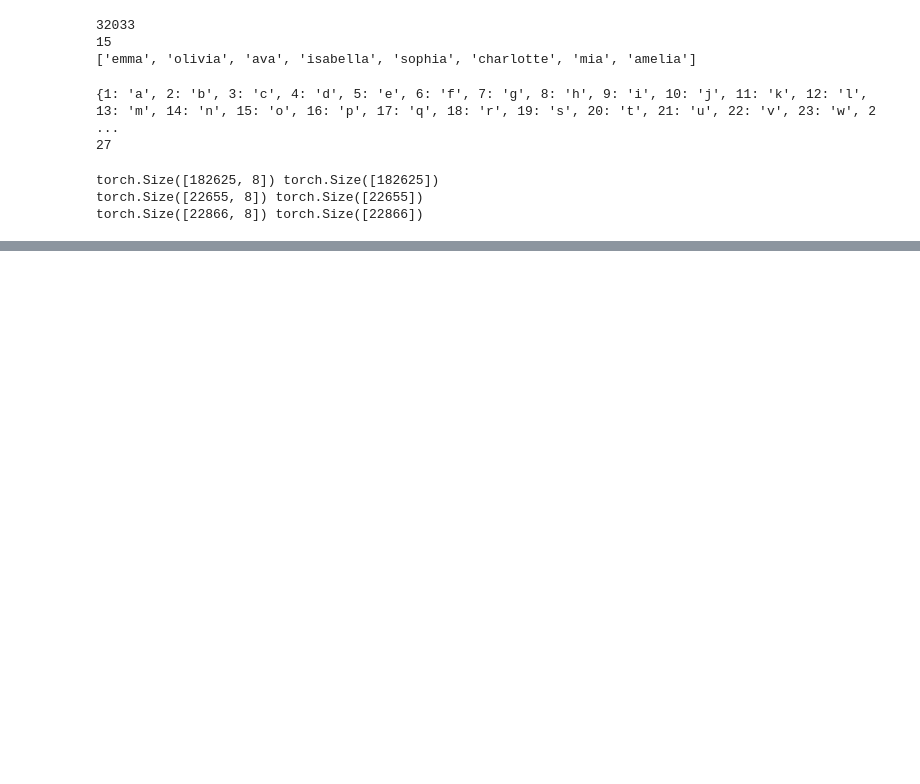
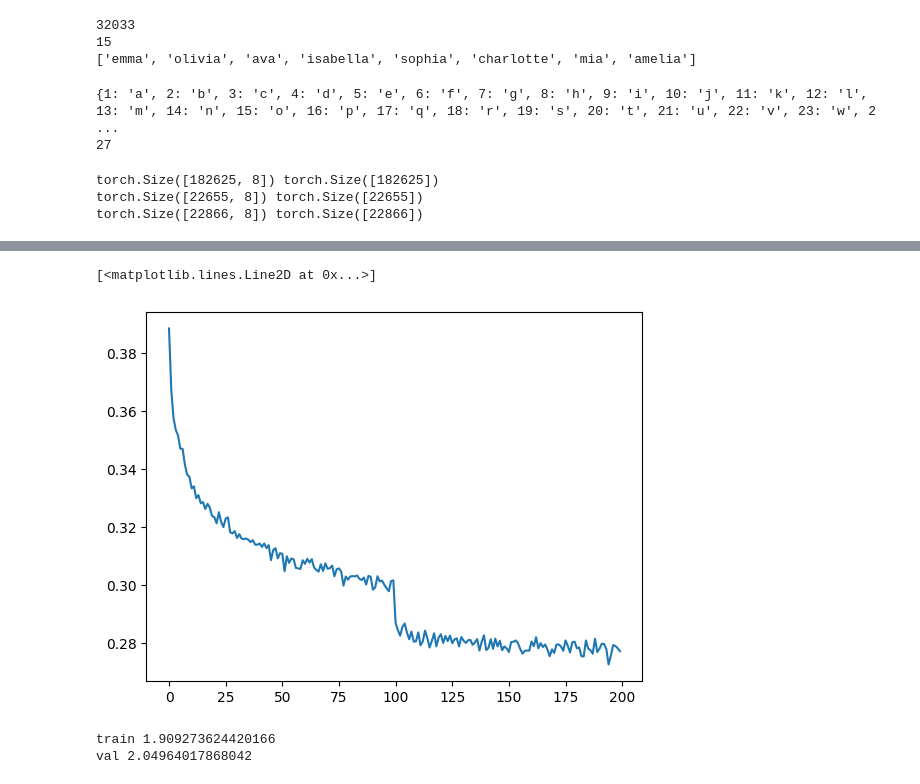
Before and after one commit to dhruvxsachdeva/karpathy-neural-networks, a Jupyter notebook: makemore_5.ipynb, the cells around one changed output, grey strips where cells are left out. Saved outputs shown, nothing was run; the diff lists cells and outputs as text; code cells hidden in the pictures; blank space fills up the shorter version.

Commit message:
implimenting pytorch modules and making a cleaner code

```diff
--- a/makemore_5.ipynb
+++ b/makemore_5.ipynb
@@ -125,0 +193,38 @@ class Tanh:
+# %%
+max_steps=200000
+batch_size=32
+lossi=[]
+
+for i in range (max_steps):
+
+    # minibatch construct
+    ix = torch.randint(0,Xtr.shape[0], (batch_size,) )
+    Xb, Yb = Xtr[ix], Ytr[ix]
+
+    # forward pass
+    # emb = C[Xb] # embedding made a layer for it above
+    # x = emb.view(emb.shape[0],-1) # flattening made a layer above
+    # x= Xb
+    # for layer in layers:
+    #     x=layer(x)
+    logits= model(Xb)
+    # loss=F.cross_entropy(x, Yb)
+    loss=F.cross_entropy(logits, Yb)
+
+    # backward pass
+    for p in parameters:
+        p.grad=None
+    loss.backward()
+
+    #update
+    lr=0.1 if i <100000 else 0.01
+    for p in parameters:
+        p.data+= -lr*p.grad
+
+    # track stats:
+    if i % 1000==0:
+        print(f'{i:7d}/{max_steps:7d}: {loss.item(): 4f}')
+
+    lossi.append(loss.log10().item())
+    # break
+print(loss.item())
@@ -126,2 +249,7 @@ class Tanh:
+# %%
+plt.plot(torch.tensor(lossi).view(-1,1000).mean(1))
+# %% [output]
+[<matplotlib.lines.Line2D at 0x...>]
+[figure, added]
 # %%
 torch.manual_seed(42);
@@ -127,0 +260,17 @@ torch.manual_seed(42);
+# %%
+@torch.no_grad() # disables gradient tracking inside pytorch
+def split_loss(split):
+  x,y = {
+    'train': (Xtr, Ytr),
+    'val': (Xdev, Ydev),
+    'test': (Xte, Yte),
+  }[split]
+  logits = model(x)
+  loss = F.cross_entropy(logits, y)
+  print(split, loss.item())
+
+split_loss('train')
+split_loss('val')
+# %% [output]
+train 1.909273624420166
+val 2.04964017868042
```
Also changed, not shown: parts of 5 cells of this notebook.
